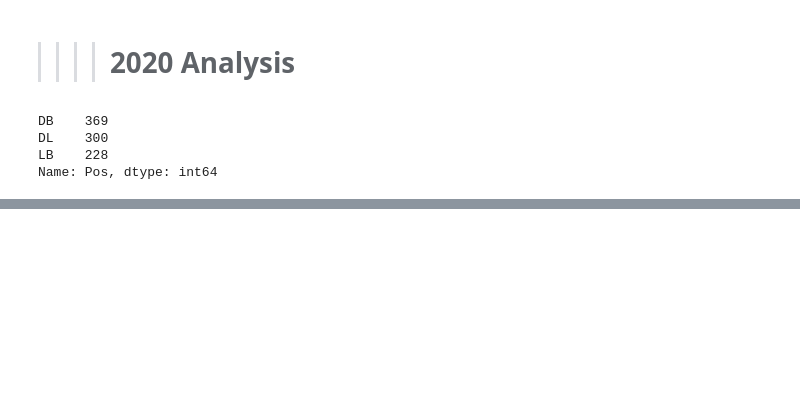
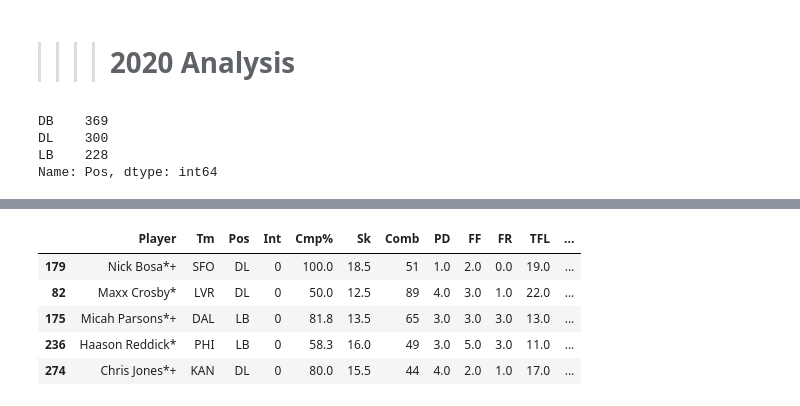
Before and after one commit to SHAWNSMITH16/individual_project, a Jupyter notebook: scratch.ipynb, the cells around one changed output, grey strips where cells are left out. Cells and saved outputs as stored; diff of their text form; code cells hidden in the pictures; blank space fills up the shorter version.

```diff
--- a/scratch.ipynb
+++ b/scratch.ipynb
@@ -136,0 +145,6 @@ df20.sort_values('ovr_rtg', ascending = False).head(30)
+# %%
+df22 = f.new_stat_cols(df22)
+# %%
+df22 = w.obsolete_col_drop(df22)
+# %%
+df22 = w.cleanup(df22)
@@ -136,0 +167,11 @@ df20.sort_values('ovr_rtg', ascending = False).head(30)
+# %%
+df22 = f.player_ratings_cols(df22)
+# %%
+df22.sort_values('ovr_rtg', ascending = False).head(5)
+# %% [output]
+|  | Player | Tm | Pos | Int | Cmp% | Sk | Comb | PD | FF | FR | TFL | ... |
+| 179 | Nick Bosa*+ | SFO | DL | 0 | 100.0 | 18.5 | 51 | 1.0 | 2.0 | 0.0 | 19.0 | ... |
+| 82 | Maxx Crosby* | LVR | DL | 0 | 50.0 | 12.5 | 89 | 4.0 | 3.0 | 1.0 | 22.0 | ... |
+| 175 | Micah Parsons*+ | DAL | LB | 0 | 81.8 | 13.5 | 65 | 3.0 | 3.0 | 3.0 | 13.0 | ... |
+| 236 | Haason Reddick* | PHI | LB | 0 | 58.3 | 16.0 | 49 | 3.0 | 5.0 | 3.0 | 11.0 | ... |
+| 274 | Chris Jones*+ | KAN | DL | 0 | 80.0 | 15.5 | 44 | 4.0 | 2.0 | 1.0 | 17.0 | ... |
```
Also changed, not shown: parts of 19 cells of this notebook.
